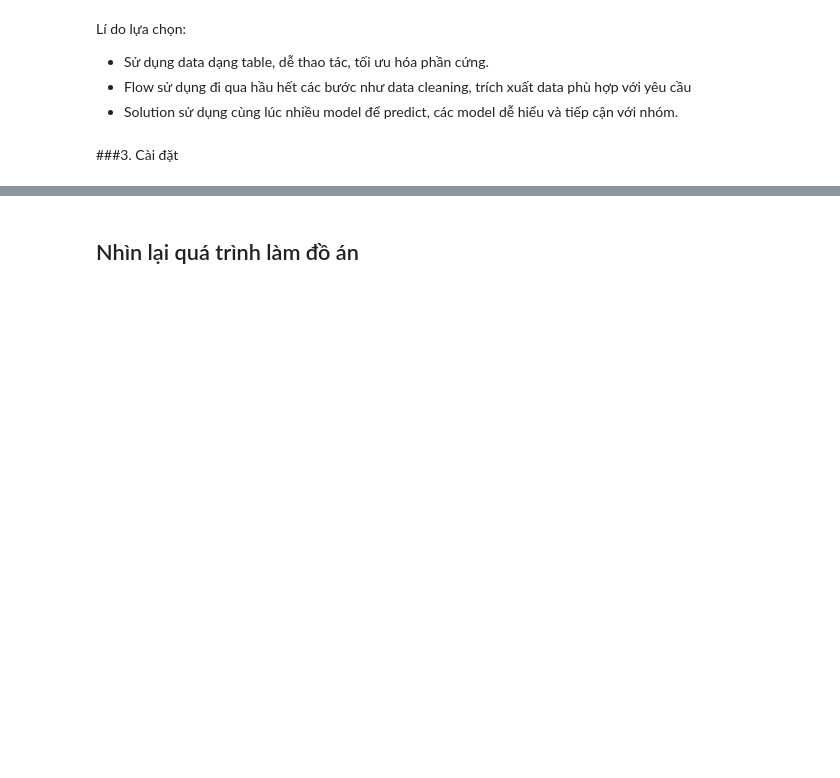
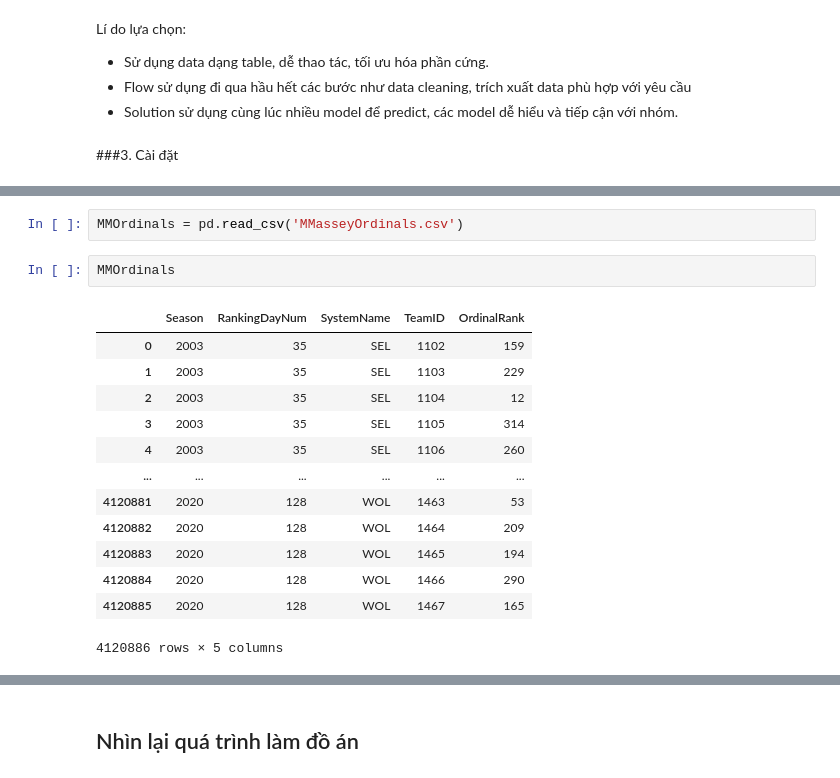
Before and after one commit to nomiku1999/KTDLUD, a Jupyter notebook: Report.ipynb, the cells around one changed output, grey strips where cells are left out. Saved outputs shown, nothing was run; the diff lists cells and outputs as text; blank space fills up the shorter version.

```diff
--- a/Report.ipynb
+++ b/Report.ipynb
@@ -74,0 +189,18 @@ Lí do lựa chọn:
+# %%
+MMOrdinals = pd.read_csv('MMasseyOrdinals.csv')
+# %%
+MMOrdinals
+# %% [output]
+|  | Season | RankingDayNum | SystemName | TeamID | OrdinalRank |
+| 0 | 2003 | 35 | SEL | 1102 | 159 |
+| 1 | 2003 | 35 | SEL | 1103 | 229 |
+| 2 | 2003 | 35 | SEL | 1104 | 12 |
+| 3 | 2003 | 35 | SEL | 1105 | 314 |
+| 4 | 2003 | 35 | SEL | 1106 | 260 |
+| ... | ... | ... | ... | ... | ... |
+| 4120881 | 2020 | 128 | WOL | 1463 | 53 |
+| 4120882 | 2020 | 128 | WOL | 1464 | 209 |
+| 4120883 | 2020 | 128 | WOL | 1465 | 194 |
+| 4120884 | 2020 | 128 | WOL | 1466 | 290 |
+| 4120885 | 2020 | 128 | WOL | 1467 | 165 |
+4120886 rows × 5 columns
```
Also changed, not shown: parts of 28 cells of this notebook.
